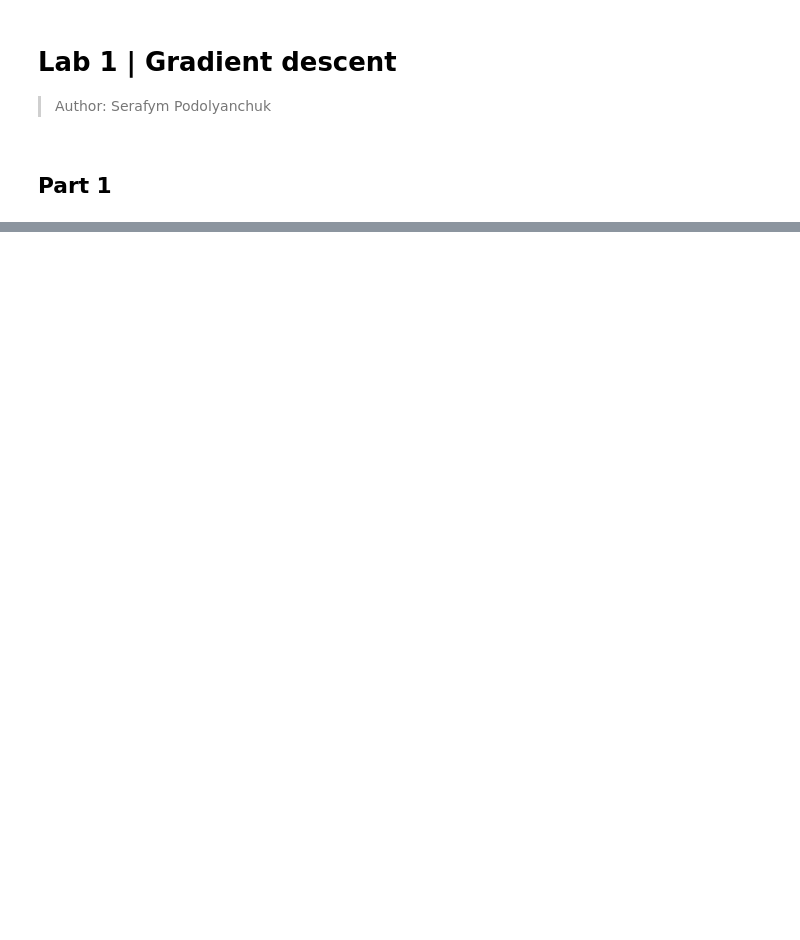
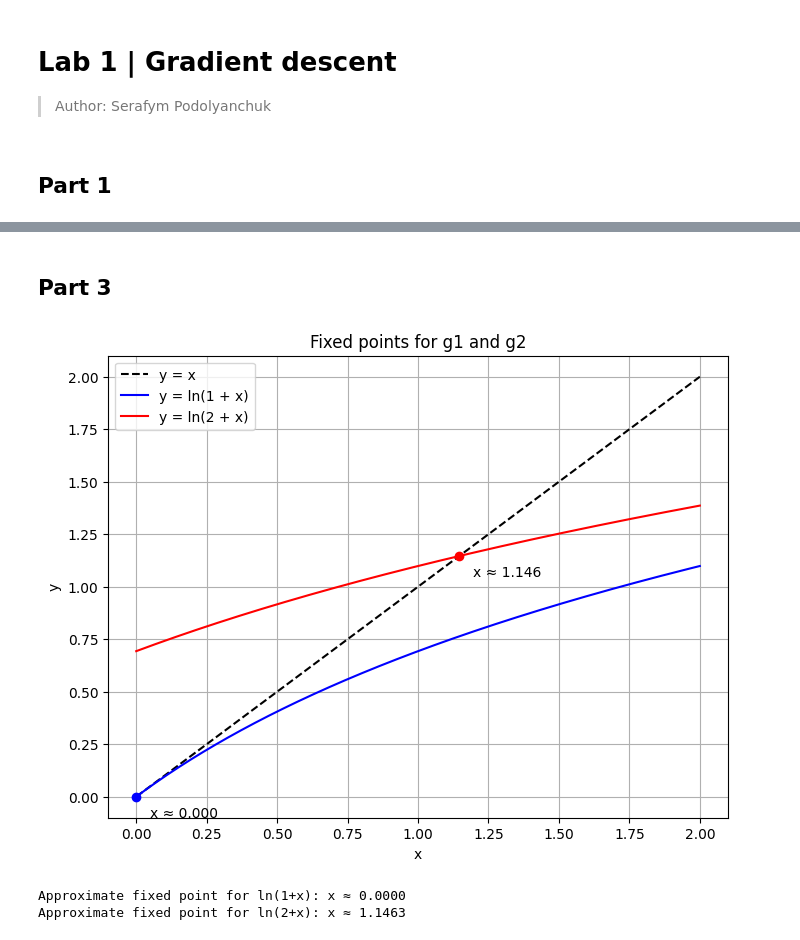
Before and after one commit to Developer-dreamer/lab-1-optimization, a Jupyter notebook: lab.ipynb, the cells around one changed output, grey strips where cells are left out. Drawn from its saved outputs; the diff is of its cells as text; code cells hidden in the pictures; blank space fills up the shorter version.

```diff
--- a/lab.ipynb
+++ b/lab.ipynb
@@ -187,3 +189,41 @@ gamma=1/L: Final Obj = 0.422337, Time = 0.001977s
+# %% [markdown]
+## Part 3
+# %%
+x = np.linspace(0, 2, 500)
+
+y_x = x
+y_g1 = np.log(1 + x)
+y_g2 = np.log(2 + x)
+
+plt.figure(figsize=(8, 6))
+plt.plot(x, y_x, label="y = x", color="black", linestyle="--")
+plt.plot(x, y_g1, label="y = ln(1 + x)", color="blue")
+plt.plot(x, y_g2, label="y = ln(2 + x)", color="red")
+
+fixed_point_1 = 0.0
+
+idx_2 = np.argmin(np.abs(y_x - y_g2))
+fixed_point_2 = x[idx_2]
+
+plt.scatter([fixed_point_1], [np.log(1 + fixed_point_1)], color='blue', zorder=5)
+plt.scatter([fixed_point_2], [np.log(2 + fixed_point_2)], color='red', zorder=5)
+
+plt.annotate(f"x ≈ {fixed_point_1:.3f}", (fixed_point_1, np.log(1 + fixed_point_1)), xytext=(10, -15), textcoords='offset points')
+plt.annotate(f"x ≈ {fixed_point_2:.3f}", (fixed_point_2, np.log(2 + fixed_point_2)), xytext=(10, -15), textcoords='offset points')
+
+plt.title("Fixed points for g1 and g2")
+plt.xlabel("x")
+plt.ylabel("y")
+plt.grid(True)
+plt.legend()
+plt.show()
+
+print(f"Approximate fixed point for ln(1+x): x ≈ {fixed_point_1:.4f}")
+print(f"Approximate fixed point for ln(2+x): x ≈ {fixed_point_2:.4f}")
+# %% [output]
+[figure, added]
+Approximate fixed point for ln(1+x): x ≈ 0.0000
+Approximate fixed point for ln(2+x): x ≈ 1.1463
 # %%
 def g1(x): return 0.5 * (x - np.log(1 + x))**2
 def dg1(x): return (x - np.log(1 + x)) * (1 - 1/(1 + x))
```
Also changed, not shown: parts of 6 cells of this notebook.
